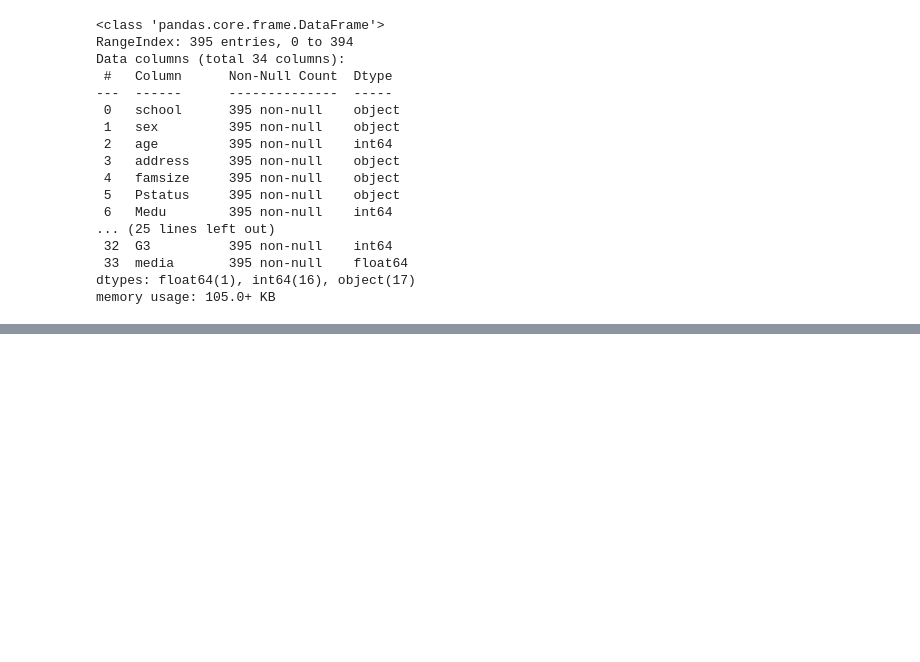
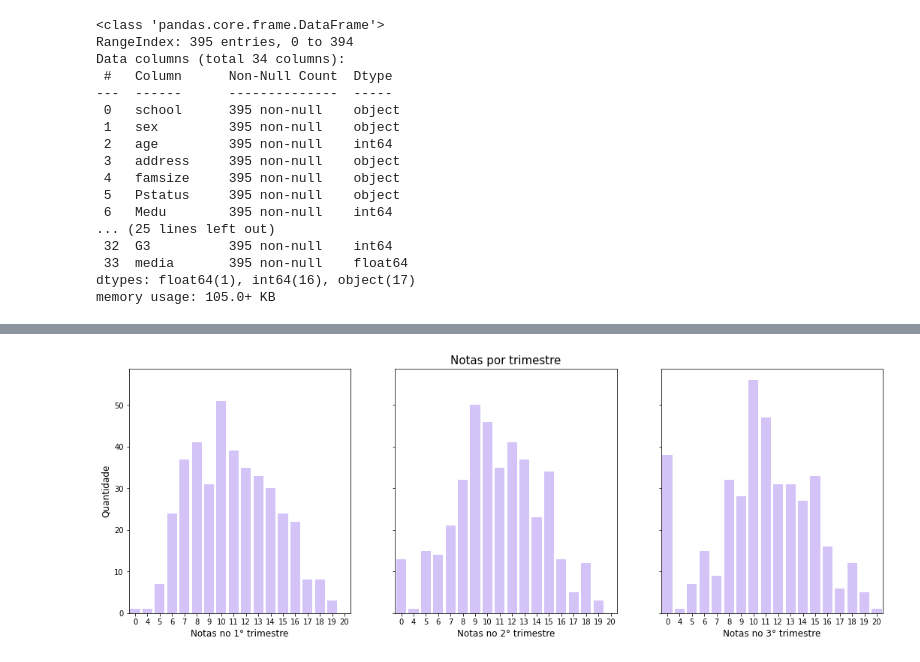
Before and after one commit to joaovdferraz/Projeto3_ADA, a Jupyter notebook: proj 4.ipynb, the cells around one changed output, grey strips where cells are left out. Saved outputs shown, nothing was run; the diff lists cells and outputs as text; code cells hidden in the pictures; blank space fills up the shorter version.

```diff
--- a/proj 4.ipynb
+++ b/proj 4.ipynb
@@ -320,0 +145,15 @@ df_edu.plot(x='traveltime',y='media',kind='scatter',ax=ax[1,1]);
+# %%
+fig, ax = plt.subplots(1, 3, figsize=(18, 6), sharey=True, sharex=True)
+cor_escolhida = sample(1)
+sns.countplot(data=df_edu, x='G1', ax=ax[0], color=cor_escolhida[0])
+sns.countplot(data=df_edu, x='G2', ax=ax[1], color=cor_escolhida[0])
+sns.countplot(data=df_edu, x='G3', ax=ax[2], color=cor_escolhida[0])
+ax[1].set_title('Notas por trimestre', fontsize=15)
+ax[0].set_xlabel('Notas no 1° trimestre', fontsize=12)
+ax[1].set_xlabel('Notas no 2° trimestre', fontsize=12)
+ax[2].set_xlabel('Notas no 3° trimestre', fontsize=12)
+ax[0].set_ylabel('Quantidade', fontsize=12)
+ax[1].set_ylabel('')
+ax[2].set_ylabel('')
+# %% [output]
+[figure, added]
```
Also changed, not shown: parts of 37 cells of this notebook.
